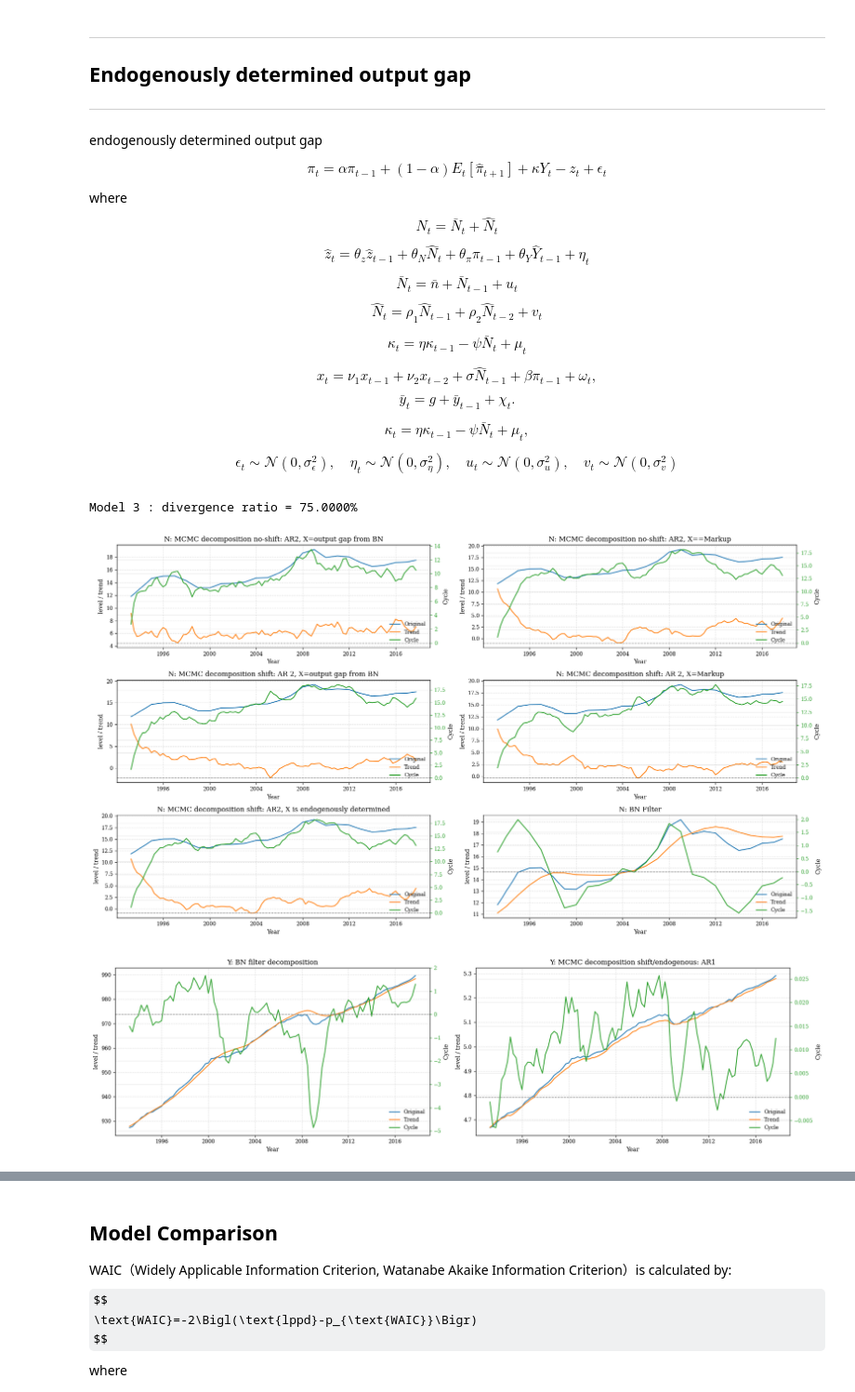
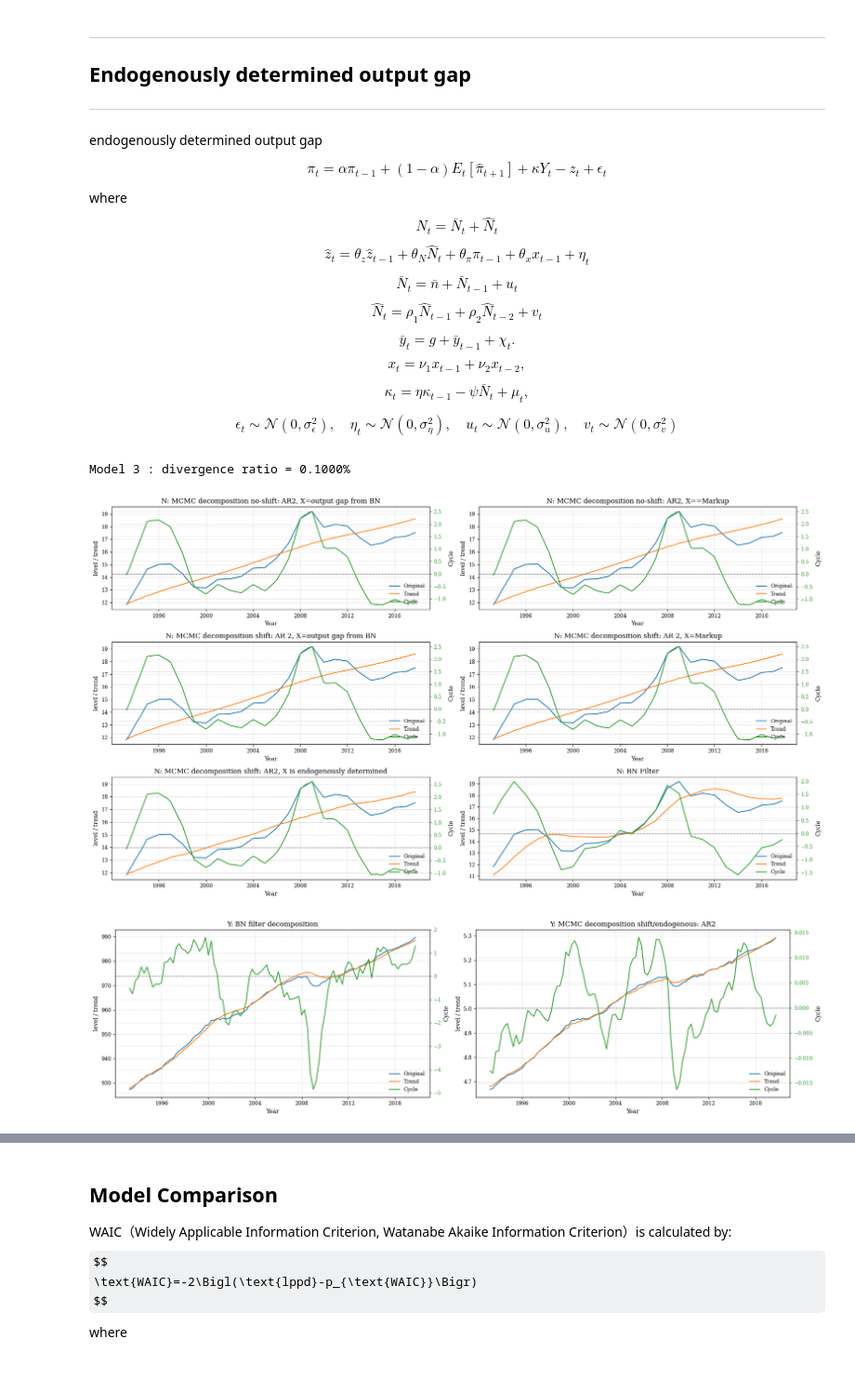
Before and after one commit to Ichikawa-Satoshi/NKPC_HSA_MCMC, a Jupyter notebook: code/main_AR2.ipynb, the cells around one changed output, grey strips where cells are left out. Shown at 93% size. Drawn from its saved outputs; the diff is of its cells as text; code cells hidden in the pictures; some formulas as TeX source; blank space fills up the shorter version.

```diff
--- a/code/main_AR2.ipynb
+++ b/code/main_AR2.ipynb
@@ -1315,20 +1349,16 @@ $$
 where
 $$N_{t}=\bar{N}_t+\hat{N}_t$$
 $$
-\hat{z}_t = \theta_z \hat{z}_{{t-1}} + \theta_N \hat{N}_{{t}} + \theta_\pi \pi_{{t-1}} + \theta_Y \hat{Y}_{{t-1}}  + \eta_t
+\hat{z}_t = \theta_z \hat{z}_{{t-1}} + \theta_N \hat{N}_{{t}} + \theta_\pi \pi_{{t-1}} + \theta_x x_{{t-1}}  + \eta_t
 $$
 $$\bar{N}_t = \bar{n} + \bar{N}_{{t-1}} + u_t$$
 $$\hat{N}_t = \rho_1 \hat{N}_{{t-1}} +  \rho_2 \hat{N}_{{t-2}} + v_t$$
 
 $$
-\kappa_{t}=\eta\kappa_{t-1}-\psi\bar{N}_{t}+\mu_{t}
-$$
-
-$$
-x_{t}=\nu_1 x_{t-1} + \nu_2 x_{t-2} + \sigma \hat{N}_{t-1}+\beta\pi_{t-1}+\omega_{t},
+\bar{y}_{t}=g+\bar{y}_{t-1}+\chi_{t}.
 $$
 $$
-\bar{y}_{t}=g+\bar{y}_{t-1}+\chi_{t}.
+x_{t}=\nu_1 x_{t-1} + \nu_2 x_{t-2},
 $$
 
 $$
@@ -1347,9 +1377,7 @@ def model_3_z(pi, pi_prev, pi_expect, Y,  N, l):
     theta_N  = numpyro.sample("theta_N",  priors["theta_N"])
     theta_z  = numpyro.sample("theta_z",  priors["theta_z"])
     theta_pi = numpyro.sample("theta_pi", priors["theta_pi"])
-    theta_Y  = numpyro.sample("theta_Y",  priors["theta_Y"])
-
-    beta = numpyro.sample("beta", priors["beta"])  # beta for Yhat
+    theta_x  = numpyro.sample("theta_x",  priors["theta_x"])
     # --- Y trend / cycle ---
     rho_y = numpyro.sample("rho_y", dist.Beta(3, 2))  # rho for AR2
     phi_y = numpyro.sample("phi_y", dist.Uniform(0.1, 0.9))  # phi for AR2
@@ -1372,12 +1400,12 @@ def model_3_z(pi, pi_prev, pi_expect, Y,  N, l):
     numpyro.deterministic("rho_2", rho_2) # Nhat AR2 coeff
     # --- initials ---
     # initial
-    bar_N_0  = numpyro.sample("bar_N_0", dist.Normal(N[0], 0.1))  # Nbar init
-    hat_N_0  = numpyro.sample("hat_N_0", dist.Normal(0, 0.01))    # Nhat init
-    hat_N_m1 = numpyro.sample("hat_N_m1", dist.Normal(0, 0.01))   # t=-1
-    Ybar_0  = numpyro.sample("Ybar_0", dist.Normal(Y[0], 0.1))  # Ybar init
-    x_0 = numpyro.sample("x_0", dist.Normal(0, 0.01))  # Y init
-    x_1 = numpyro.sample("x_1", dist.Normal(0,0.01))  # Y_{t-1} init
+    bar_N_0  = numpyro.sample("bar_N_0", dist.Normal(N[0], 1))  # Nbar init
+    hat_N_0  = numpyro.sample("hat_N_0", dist.Normal(0, 0.1))    # Nhat init
+    hat_N_m1 = numpyro.sample("hat_N_m1", dist.Normal(0, 0.1))   # t=-1
+    Ybar_0  = numpyro.sample("Ybar_0", dist.Normal(Y[0], 1))  # Ybar init
+    x_0 = numpyro.sample("x_0", dist.Normal(0, 0.1))  # Y init
+    x_1 = numpyro.sample("x_1", dist.Normal(0, 0.1))  # Y_{t-1} init
     z_init   = numpyro.sample("z_init", priors["z_init"])
     kappa_0 = numpyro.sample("kappa_0", priors["kappa"])
     # --- variance ---
@@ -1391,7 +1419,7 @@ def model_3_z(pi, pi_prev, pi_expect, Y,  N, l):
 
     # --- carry: (z_{t-1}, bar_N_{t-1}, hat_N_{t-1}, hat_N_{t-2}, t) ---
     def transition(carry, _):
-        z_prev, bar_prev, Nhat_prev1, Nhat_prev2, kappa_prev, Ybar_prev, Yhat_prev1, Yhat_prev2,  t = carry
+        z_prev, bar_prev, Nhat_prev1, Nhat_prev2, kappa_prev, Ybar_prev, xhat_prev1, xhat_prev2,  t = carry
         # --- trend ---
         Nbar_t = numpyro.sample("Nbar", dist.Normal(bar_prev + bar_n, sigma_eps))
         # --- cycle (AR2) ---
@@ -1399,26 +1427,26 @@ def model_3_z(pi, pi_prev, pi_expect, Y,  N, l):
         numpyro.deterministic("Nhat", N_hat_obs)  # for observation
         Nhat_t  = numpyro.sample("Nhat_t", dist.Normal(rho_1 * Nhat_prev1 + rho_2 * Nhat_prev2, sigma_u), obs=N_hat_obs)
         # --- kappa ---
-        kappa_t = numpyro.sample(f"kappa", dist.Normal(eta * kappa_prev - psi * Nbar_t , sigma_mu))
+        kappa_t = numpyro.sample(f"kappa", dist.Normal(eta * kappa_prev - psi * Nbar_t, sigma_mu))
         Ybar_t = numpyro.sample("Ybar", dist.Normal(Ybar_prev + g, sigma_chi))
-        Y_hat_obs = Y[t] - Ybar_t
-        numpyro.deterministic("Yhat", Y_hat_obs)  # for observation
-        Yhat_t = numpyro.sample(
-            "Yhat_t",
-            dist.Normal(nu_1 * Yhat_prev1 + nu_2 * Yhat_prev2 + beta * pi_prev[t], sigma_omega),
+        x_hat_obs = Y[t] - Ybar_t
+        numpyro.deterministic("xhat", x_hat_obs)  # for observation
+        xhat_t = numpyro.sample(
+            "xhat_t",
+            dist.Normal(nu_1 * xhat_prev1 + nu_2 * xhat_prev2, sigma_omega),
             obs=Y[t] - Ybar_t
         )
         # --- z ---
         z_t = numpyro.sample(
             "z",
             dist.Normal(theta_N * Nhat_t + theta_z * z_prev +
-                        theta_pi * pi_prev[t] + theta_Y * Yhat_prev1,
+                        theta_pi * pi_prev[t] + theta_x * xhat_prev1,
                         sigma_e)
         )
         # --- observation equation ---
-        pi_pred = alpha * pi_prev[t] + (1-alpha) * pi_expect[t] + kappa_t * Yhat_t - z_t
+        pi_pred = alpha * pi_prev[t] + (1-alpha) * pi_expect[t] + kappa_t * xhat_t - z_t
         numpyro.sample("pi_obs", dist.Normal(pi_pred, sigma_v), obs=pi[t])
-        return (z_t, Nbar_t, Nhat_t, Nhat_prev1, kappa_t, Ybar_t, Yhat_t, Yhat_prev1, t + 1), None
+        return (z_t, Nbar_t, Nhat_t, Nhat_prev1, kappa_t, Ybar_t, xhat_t, xhat_prev1, t + 1), None
     timesteps = jnp.arange(l)
     scan(transition, (z_init, bar_N_0, hat_N_0, hat_N_m1, kappa_0, Ybar_0, x_0, x_1, 0), timesteps)
 # %%
@@ -1434,6 +1462,7 @@ model_3_alpha_z = posterior_samples["alpha"].mean()
 model_3_theta_N_z = posterior_samples["theta_N"].mean()
 model_3_theta_z_z = posterior_samples["theta_z"].mean()
 model_3_theta_pi_z = posterior_samples["theta_pi"].mean()
+model_3_theta_x_z = posterior_samples["theta_x"].mean()
 model_3_rho_1_z = posterior_samples["rho_1"].mean()
 model_3_rho_2_z = posterior_samples["rho_2"].mean()
 model_3_nu_1_z = posterior_samples["nu_1"].mean()
@@ -1460,7 +1489,7 @@ Y_bar_mean_3_z = np.mean(Y_bar_samples, axis=0)
 Y_bar_std_3_z = np.std(Y_bar_samples, axis=0)
 Y_bar_lower_3_z = Y_bar_mean_3_z - 1.97 * Y_bar_std_3_z
 Y_bar_upper_3_z = Y_bar_mean_3_z + 1.97 * Y_bar_std_3_z
-x_samples = posterior_samples["Yhat"]
+x_samples = posterior_samples["xhat"]
 x_mean_3_z = np.mean(x_samples, axis=0)
 x_std_3_z = np.std(x_samples, axis=0)
 x_lower_3_z = x_mean_3_z - 1.97 * x_std_3_z
@@ -1470,7 +1499,7 @@ diverging  = idata_3_z.sample_stats["diverging"].values   # same shape
 ratio_div  = diverging.mean()         # mean of 0/1 booleans = share of divergences
 print(f"Model 3 : divergence ratio = {ratio_div:.4%}")
 # %% [output]
-Model 3 : divergence ratio = 75.0000%
+Model 3 : divergence ratio = 0.1000%
 # %%
 mpl.rcParams.update({
     "text.usetex": False,
@@ -1547,35 +1576,35 @@ plot_decomposition_ax(
 plot_decomposition_ax(
     axes[2, 1],
     data["DATE"], data["N"], data["N_trend_BN"], data["N_hat_BN"],
     "N: BN Filter", loc="lower right"
 )
 
 plt.tight_layout()
 plt.show()
 
 
 # --------------------------------------------------------
 # 2×1 figure
 # --------------------------------------------------------
 scale = 5
 fig, axes = plt.subplots(1, 2,
                          figsize=(1.8 * scale * 2, 1 * scale * 1),
                          sharex=False)
 
 plot_decomposition_ax(
     axes[0],
     data["DATE"], data["output_BN"], data["output_trend_BN"], data["output_gap_BN"],
     "Y: BN filter decomposition", loc="lower right"
 )
 
 plot_decomposition_ax(
     axes[1],
     data["DATE"], data["output"], Y_bar_mean_3_z, x_mean_3_z,
-    "Y: MCMC decomposition shift/endogenous: AR1", loc="lower right"
+    "Y: MCMC decomposition shift/endogenous: AR2", loc="lower right"
 )
 plt.tight_layout()
 # %% [output]
-[figure, old version]
+[figure, new version]
-[figure, old version]
+[figure, new version]
 # %%
 dict_idata = {'Normal NKPC/ output gap':idata_0_bn, 'Normal NKPC/ markup':idata_0_m,
```
Also changed, not shown: parts of 34 cells of this notebook, 3 other files.
